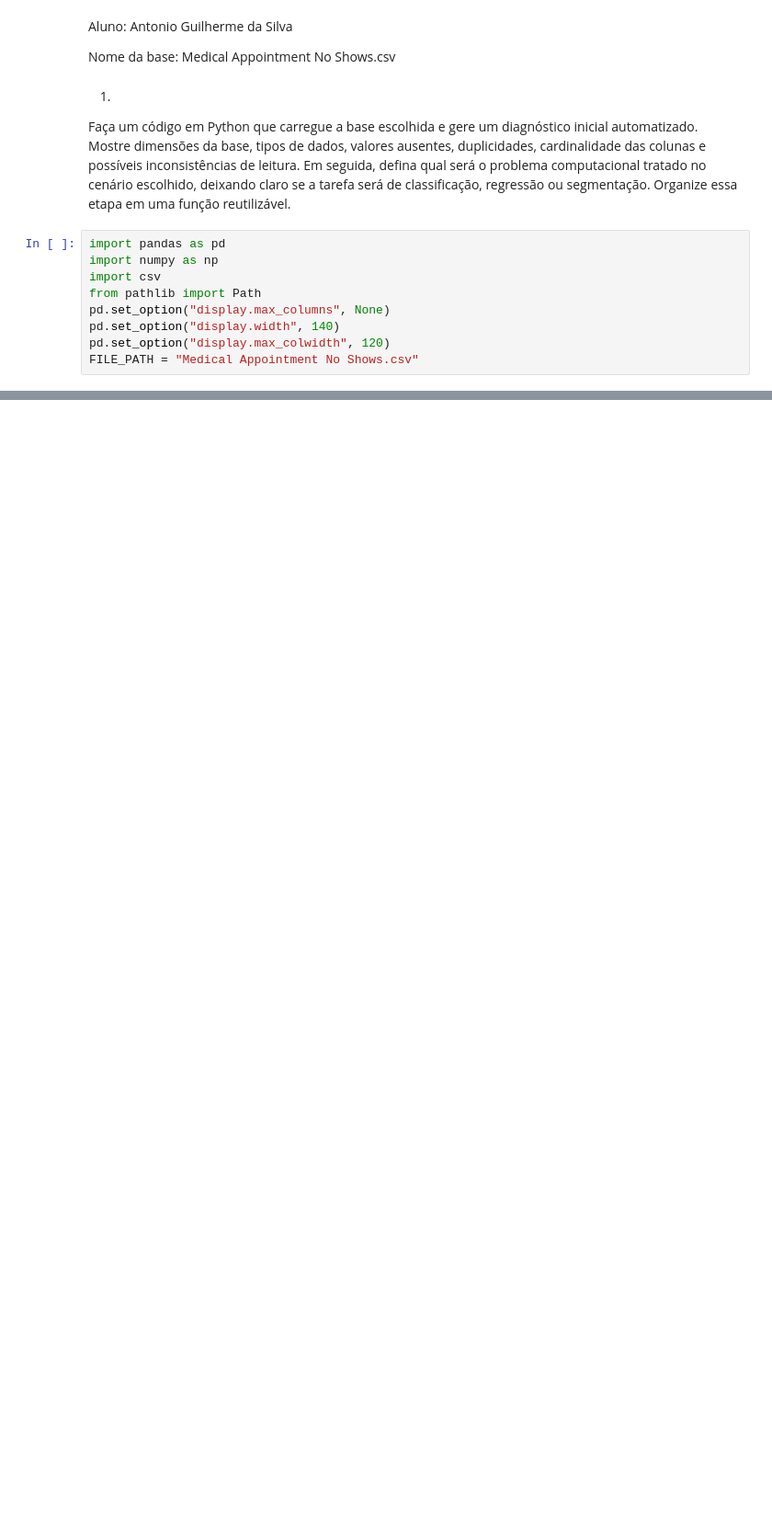
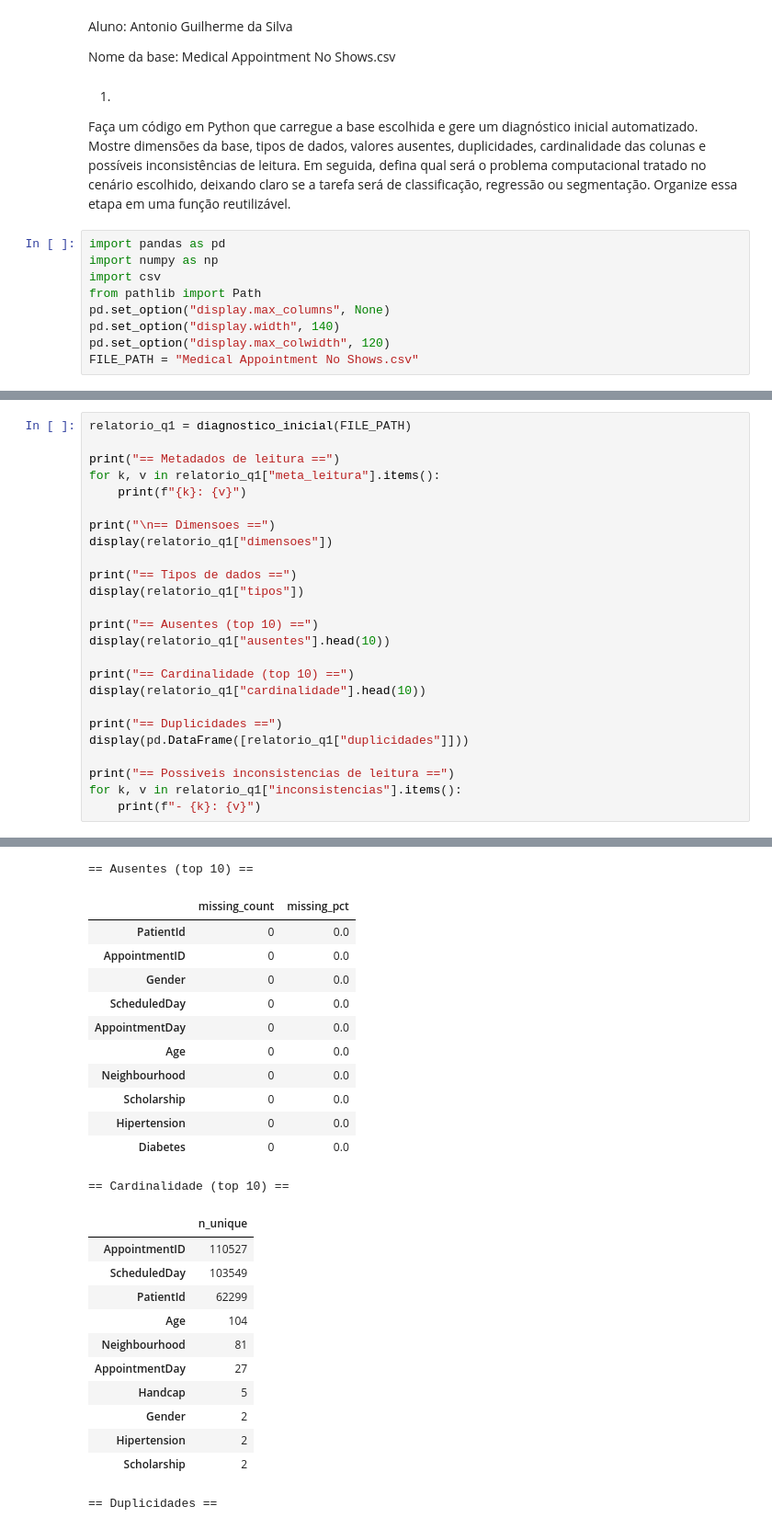
Before and after one commit to guilhermek32/ListaDataScience-2026.1, a Jupyter notebook: Lista_1_Antonio_Guilherme.ipynb, the cells around one changed output, grey strips where cells are left out. Shown at 92% size. Cells and saved outputs as stored; diff of their text form; blank space fills up the shorter version.

```diff
--- a/Lista_1_Antonio_Guilherme.ipynb
+++ b/Lista_1_Antonio_Guilherme.ipynb
@@ -248,0 +138,26 @@ Columns with missing values (>0):
+# %%
+relatorio_q1 = diagnostico_inicial(FILE_PATH)
+
+print("== Metadados de leitura ==")
+for k, v in relatorio_q1["meta_leitura"].items():
+    print(f"{k}: {v}")
+
+print("\n== Dimensoes ==")
+display(relatorio_q1["dimensoes"])
+
+print("== Tipos de dados ==")
+display(relatorio_q1["tipos"])
+
+print("== Ausentes (top 10) ==")
+display(relatorio_q1["ausentes"].head(10))
+
+print("== Cardinalidade (top 10) ==")
+display(relatorio_q1["cardinalidade"].head(10))
+
+print("== Duplicidades ==")
+display(pd.DataFrame([relatorio_q1["duplicidades"]]))
+
+print("== Possiveis inconsistencias de leitura ==")
+for k, v in relatorio_q1["inconsistencias"].items():
+    print(f"- {k}: {v}")
+# %% [output]
@@ -248,0 +189,25 @@ Columns with missing values (>0):
+== Ausentes (top 10) ==
+|  | missing_count | missing_pct |
+| PatientId | 0 | 0.0 |
+| AppointmentID | 0 | 0.0 |
+| Gender | 0 | 0.0 |
+| ScheduledDay | 0 | 0.0 |
+| AppointmentDay | 0 | 0.0 |
+| Age | 0 | 0.0 |
+| Neighbourhood | 0 | 0.0 |
+| Scholarship | 0 | 0.0 |
+| Hipertension | 0 | 0.0 |
+| Diabetes | 0 | 0.0 |
+== Cardinalidade (top 10) ==
+|  | n_unique |
+| AppointmentID | 110527 |
+| ScheduledDay | 103549 |
+| PatientId | 62299 |
+| Age | 104 |
+| Neighbourhood | 81 |
+| AppointmentDay | 27 |
+| Handcap | 5 |
+| Gender | 2 |
+| Hipertension | 2 |
+| Scholarship | 2 |
+== Duplicidades ==
```
Also changed, not shown: parts of 31 cells of this notebook.
